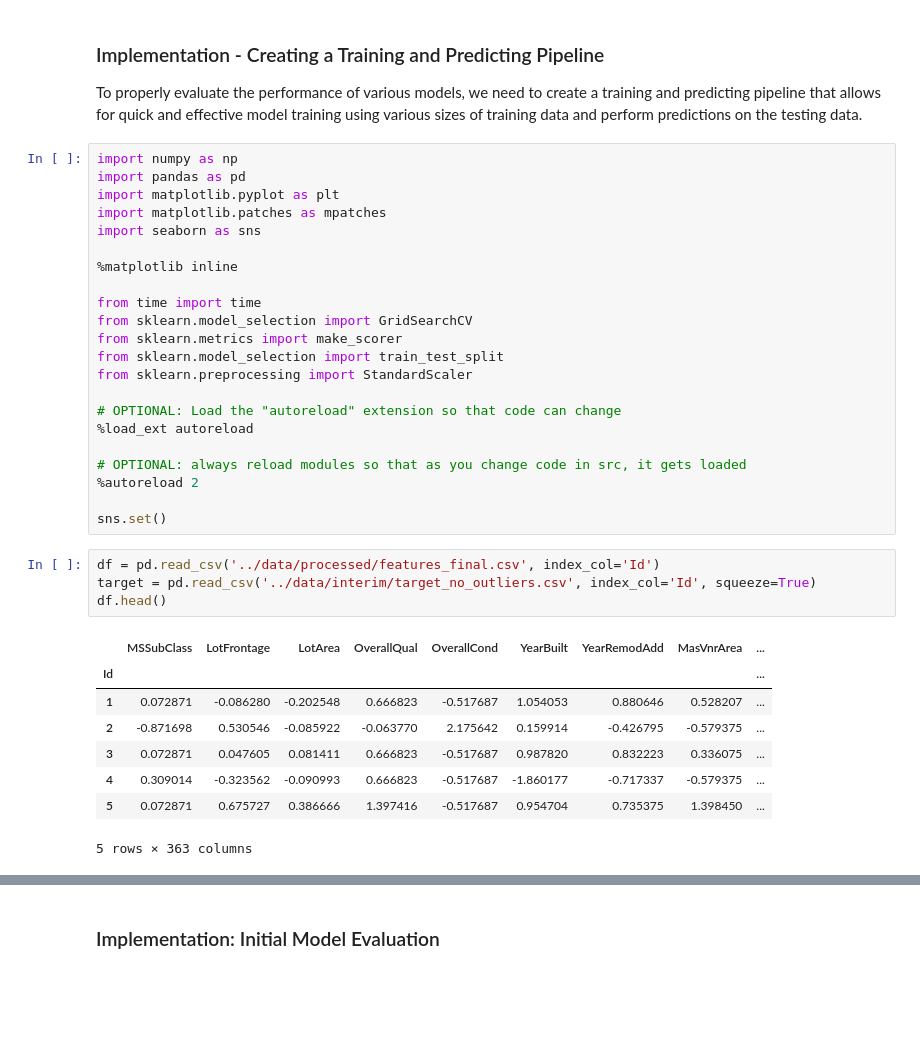
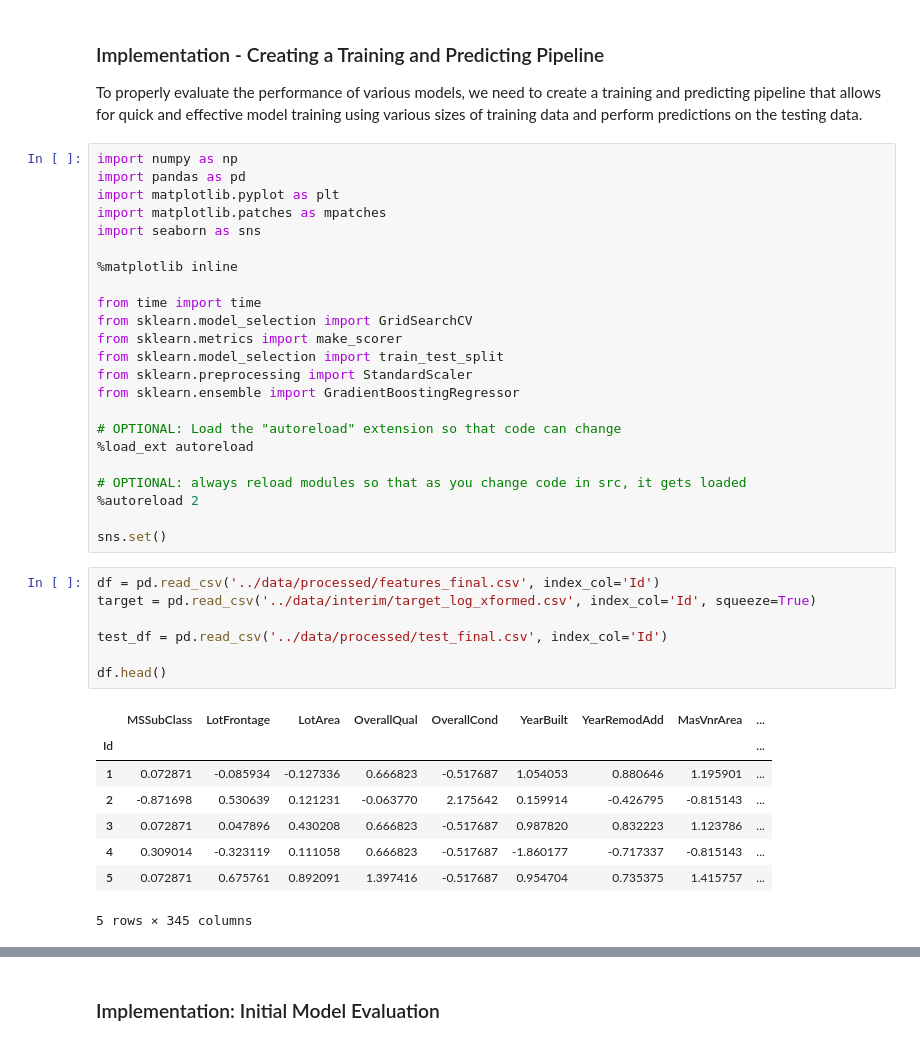
Before and after one commit to sean-a-ward/housing-comp, a Jupyter notebook: notebooks/0.3-saw-model-performance-evaluation.ipynb, the cells around one changed output, grey strips where cells are left out. Saved outputs shown, nothing was run; the diff lists cells and outputs as text; blank space fills up the shorter version.

```diff
--- a/notebooks/0.3-saw-model-performance-evaluation.ipynb
+++ b/notebooks/0.3-saw-model-performance-evaluation.ipynb
@@ -20,6 +20,7 @@ from sklearn.model_selection import GridSearchCV
 from sklearn.metrics import make_scorer
 from sklearn.model_selection import train_test_split
 from sklearn.preprocessing import StandardScaler
+from sklearn.ensemble import GradientBoostingRegressor
 
 # OPTIONAL: Load the "autoreload" extension so that code can change
 %load_ext autoreload
@@ -30,14 +31,17 @@ from sklearn.preprocessing import StandardScaler
 sns.set()
 # %%
 df = pd.read_csv('../data/processed/features_final.csv', index_col='Id')
-target = pd.read_csv('../data/interim/target_no_outliers.csv', index_col='Id', squeeze=True)
+target = pd.read_csv('../data/interim/target_log_xformed.csv', index_col='Id', squeeze=True)
+
+test_df = pd.read_csv('../data/processed/test_final.csv', index_col='Id')
+
 df.head()
 # %% [output]
 |  | MSSubClass | LotFrontage | LotArea | OverallQual | OverallCond | YearBuilt | YearRemodAdd | MasVnrArea | ... |
 | Id |  |  |  |  |  |  |  |  | ... |
-| 1 | 0.072871 | -0.086280 | -0.202548 | 0.666823 | -0.517687 | 1.054053 | 0.880646 | 0.528207 | ... |
-| 2 | -0.871698 | 0.530546 | -0.085922 | -0.063770 | 2.175642 | 0.159914 | -0.426795 | -0.579375 | ... |
-| 3 | 0.072871 | 0.047605 | 0.081411 | 0.666823 | -0.517687 | 0.987820 | 0.832223 | 0.336075 | ... |
-| 4 | 0.309014 | -0.323562 | -0.090993 | 0.666823 | -0.517687 | -1.860177 | -0.717337 | -0.579375 | ... |
-| 5 | 0.072871 | 0.675727 | 0.386666 | 1.397416 | -0.517687 | 0.954704 | 0.735375 | 1.398450 | ... |
+| 1 | 0.072871 | -0.085934 | -0.127336 | 0.666823 | -0.517687 | 1.054053 | 0.880646 | 1.195901 | ... |
+| 2 | -0.871698 | 0.530639 | 0.121231 | -0.063770 | 2.175642 | 0.159914 | -0.426795 | -0.815143 | ... |
+| 3 | 0.072871 | 0.047896 | 0.430208 | 0.666823 | -0.517687 | 0.987820 | 0.832223 | 1.123786 | ... |
+| 4 | 0.309014 | -0.323119 | 0.111058 | 0.666823 | -0.517687 | -1.860177 | -0.717337 | -0.815143 | ... |
+| 5 | 0.072871 | 0.675761 | 0.892091 | 1.397416 | -0.517687 | 0.954704 | 0.735375 | 1.415757 | ... |
-5 rows × 363 columns
+5 rows × 345 columns
```
Also changed, not shown: parts of 15 cells of this notebook, 7 other files.
